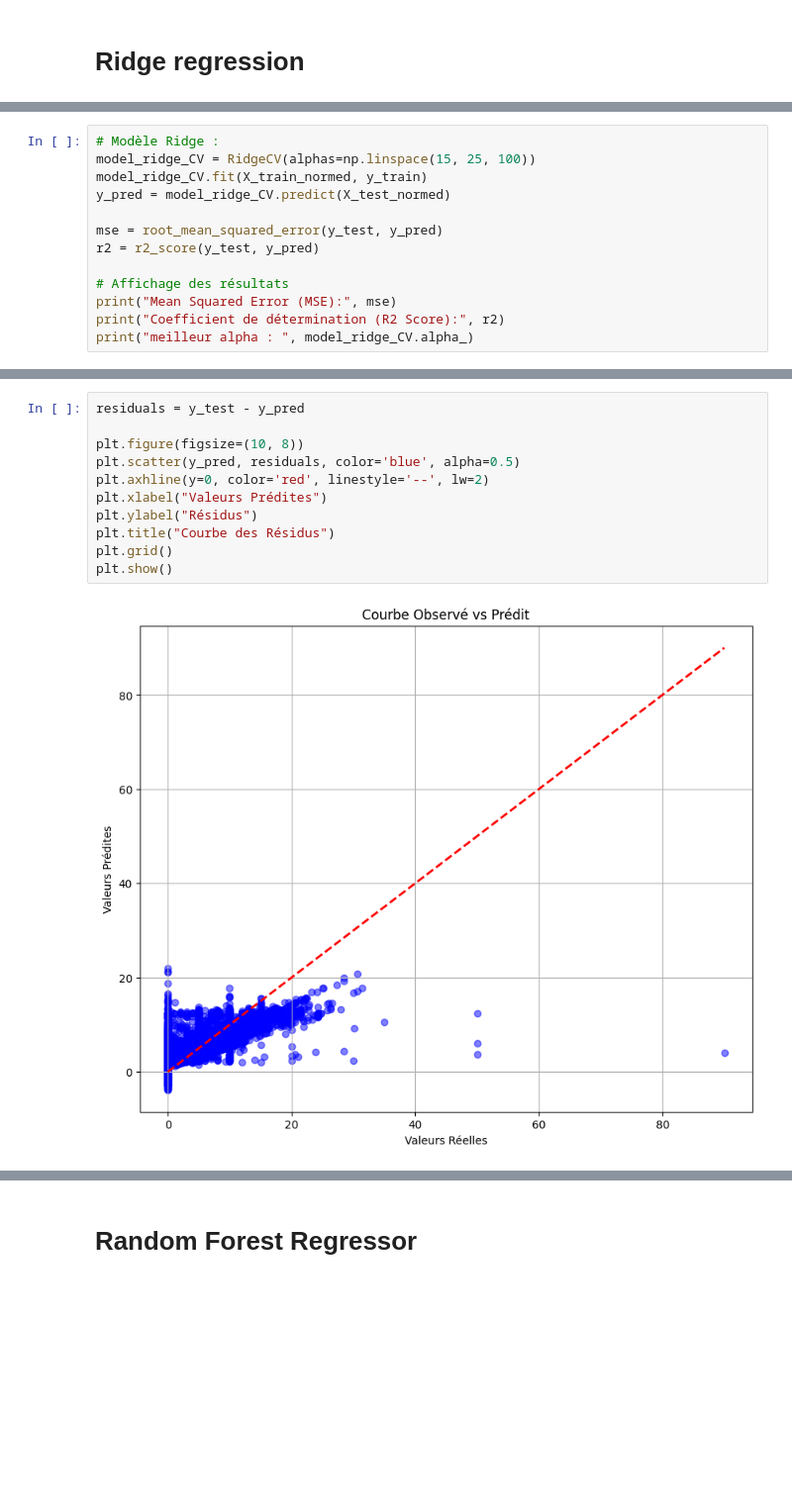
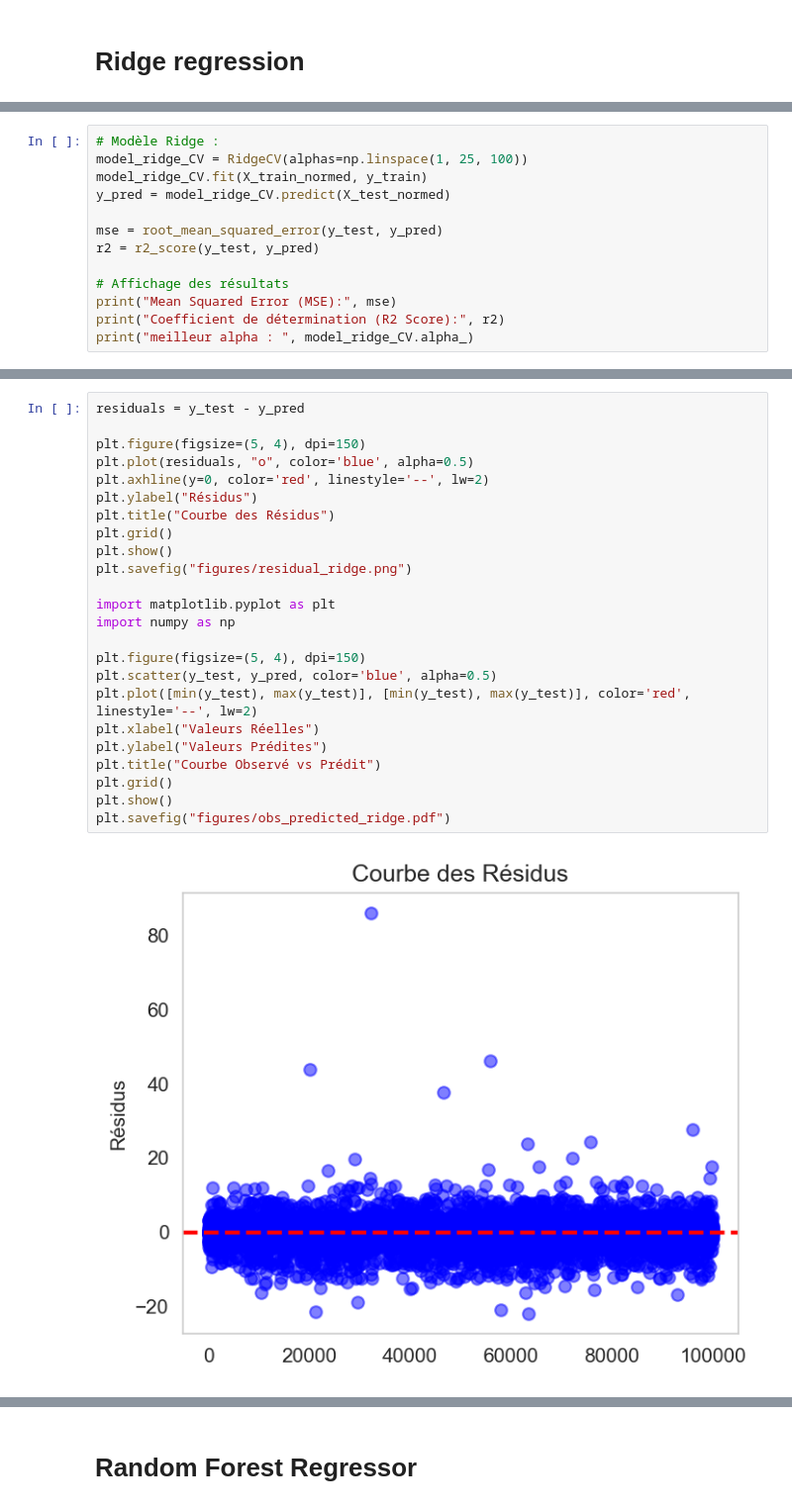
Before and after one commit to raphbrd/M2-data-challenge, a Jupyter notebook: REG_02_models_taxi_data.ipynb, the cells around one changed output, grey strips where cells are left out. Shown: that part at 99% size. Drawn from its saved outputs; the diff is of its cells as text; blank space fills up the shorter version.

Commit message:
Update models and plots

```diff
--- a/REG_02_models_taxi_data.ipynb
+++ b/REG_02_models_taxi_data.ipynb
@@ -103,6 +138,6 @@ X_train_normed.shape
 # %%
 # Modèle Ridge :
-model_ridge_CV = RidgeCV(alphas=np.linspace(15, 25, 100))
+model_ridge_CV = RidgeCV(alphas=np.linspace(1, 25, 100))
 model_ridge_CV.fit(X_train_normed, y_train)
 y_pred = model_ridge_CV.predict(X_test_normed)
 
@@ -120,13 +155,26 @@ meilleur alpha :  15.0
 # %%
 residuals = y_test - y_pred
 
-plt.figure(figsize=(10, 8))
-plt.scatter(y_pred, residuals, color='blue', alpha=0.5)
+plt.figure(figsize=(5, 4), dpi=150)
+plt.plot(residuals, "o", color='blue', alpha=0.5)
 plt.axhline(y=0, color='red', linestyle='--', lw=2)
-plt.xlabel("Valeurs Prédites")
 plt.ylabel("Résidus")
 plt.title("Courbe des Résidus")
 plt.grid()
 plt.show()
+plt.savefig("figures/residual_ridge.png")
+
+import matplotlib.pyplot as plt
+import numpy as np
+
+plt.figure(figsize=(5, 4), dpi=150)
+plt.scatter(y_test, y_pred, color='blue', alpha=0.5)
+plt.plot([min(y_test), max(y_test)], [min(y_test), max(y_test)], color='red', linestyle='--', lw=2)
+plt.xlabel("Valeurs Réelles")
+plt.ylabel("Valeurs Prédites")
+plt.title("Courbe Observé vs Prédit")
+plt.grid()
+plt.show()
+plt.savefig("figures/obs_predicted_ridge.pdf")
 # %% [output]
-[figure, old version]
+[figure, new version]
```
Also changed, not shown: parts of 33 cells of this notebook, 15 other files.
